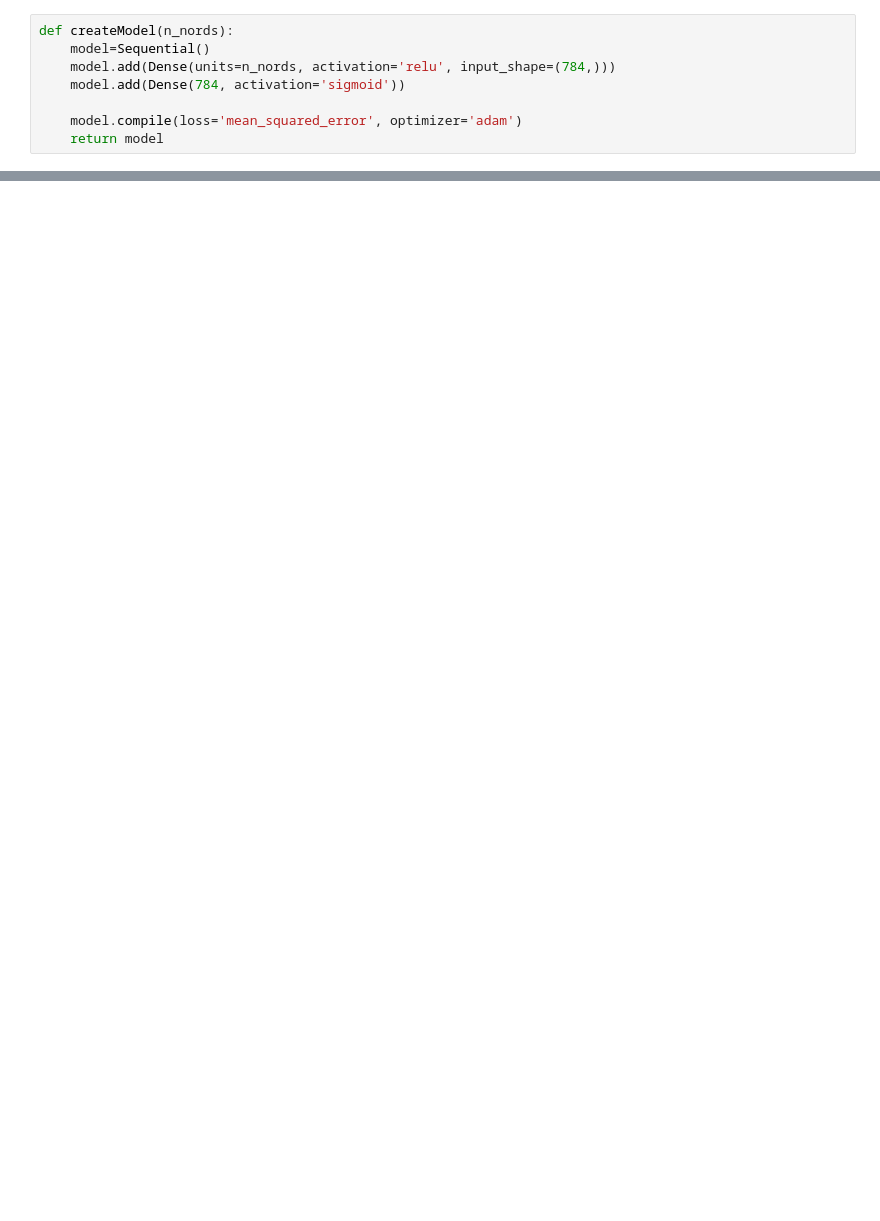
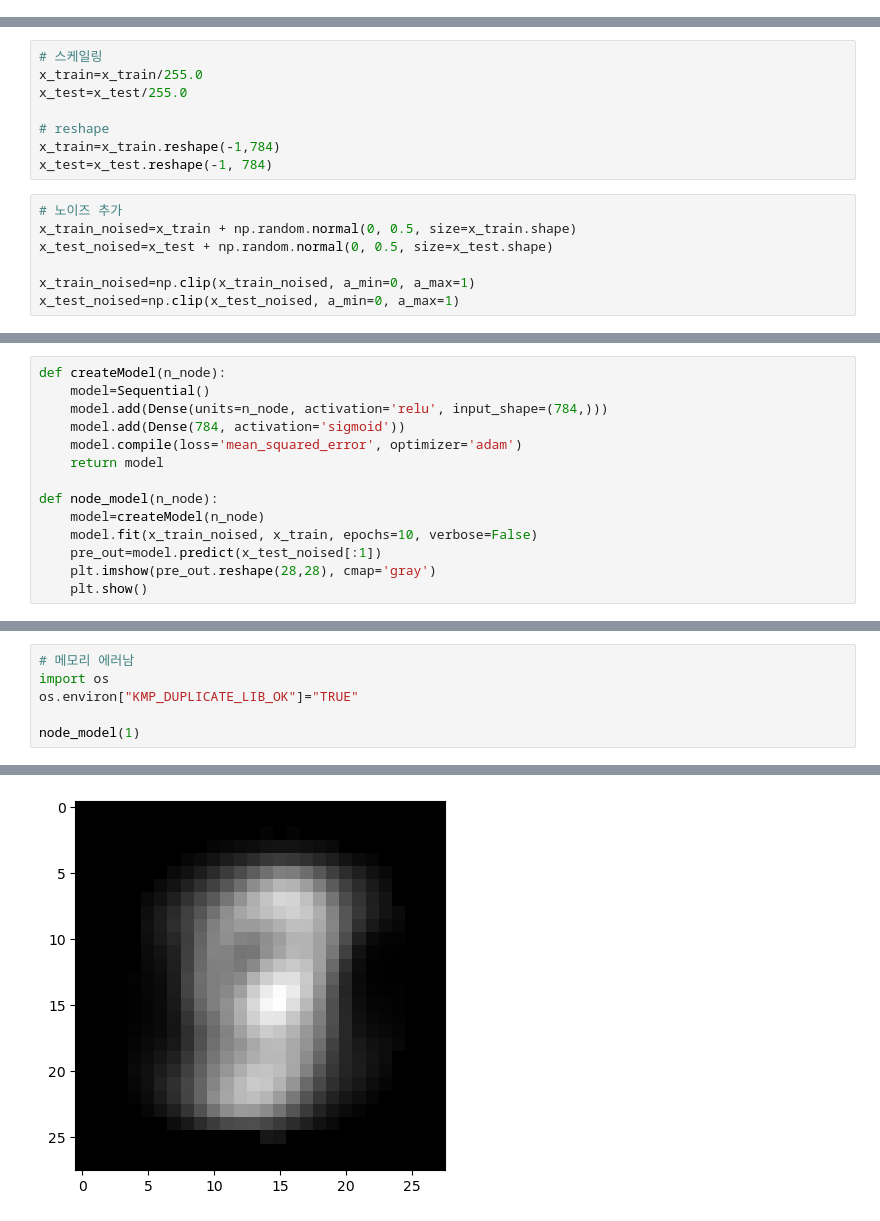
Before and after one commit to qud0511/Machine-Learning, a Jupyter notebook: Kim_ML/lesson/Deep-L/0916_ae_denoise.ipynb, the cells around one changed output, grey strips where cells are left out. Cells and saved outputs as stored; diff of their text form; blank space fills up the shorter version.

```diff
--- a/Kim_ML/lesson/Deep-L/0916_ae_denoise.ipynb
+++ b/Kim_ML/lesson/Deep-L/0916_ae_denoise.ipynb
@@ -57,8 +0,0 @@ plt.imshow(X_train_noised[0].reshape(28,28))
-# %%
-def createModel(n_nords):
-    model=Sequential()
-    model.add(Dense(units=n_nords, activation='relu', input_shape=(784,)))
-    model.add(Dense(784, activation='sigmoid'))
-
-    model.compile(loss='mean_squared_error', optimizer='adam')
-    return model
@@ -150,0 +29,15 @@ plt.imshow(pre_out1000.reshape(28,28))
+# %%
+# 스케일링
+x_train=x_train/255.0
+x_test=x_test/255.0
+
+# reshape
+x_train=x_train.reshape(-1,784)
+x_test=x_test.reshape(-1, 784)
+# %%
+# 노이즈 추가
+x_train_noised=x_train + np.random.normal(0, 0.5, size=x_train.shape)
+x_test_noised=x_test + np.random.normal(0, 0.5, size=x_test.shape)
+
+x_train_noised=np.clip(x_train_noised, a_min=0, a_max=1)
+x_test_noised=np.clip(x_test_noised, a_min=0, a_max=1)
@@ -150,0 +58,14 @@ plt.imshow(pre_out1000.reshape(28,28))
+# %%
+def createModel(n_node):
+    model=Sequential()
+    model.add(Dense(units=n_node, activation='relu', input_shape=(784,)))
+    model.add(Dense(784, activation='sigmoid'))
+    model.compile(loss='mean_squared_error', optimizer='adam')
+    return model
+
+def node_model(n_node):
+    model=createModel(n_node)
+    model.fit(x_train_noised, x_train, epochs=10, verbose=False)
+    pre_out=model.predict(x_test_noised[:1])
+    plt.imshow(pre_out.reshape(28,28), cmap='gray')
+    plt.show()
@@ -150,0 +81,7 @@ plt.imshow(pre_out1000.reshape(28,28))
+# %%
+# 메모리 에러남
+import os
+os.environ["KMP_DUPLICATE_LIB_OK"]="TRUE"
+
+node_model(1)
+# %% [output]
@@ -150,0 +89 @@ plt.imshow(pre_out1000.reshape(28,28))
+[figure, added]
```
Also changed, not shown: parts of 48 cells of this notebook, 1 other file.
